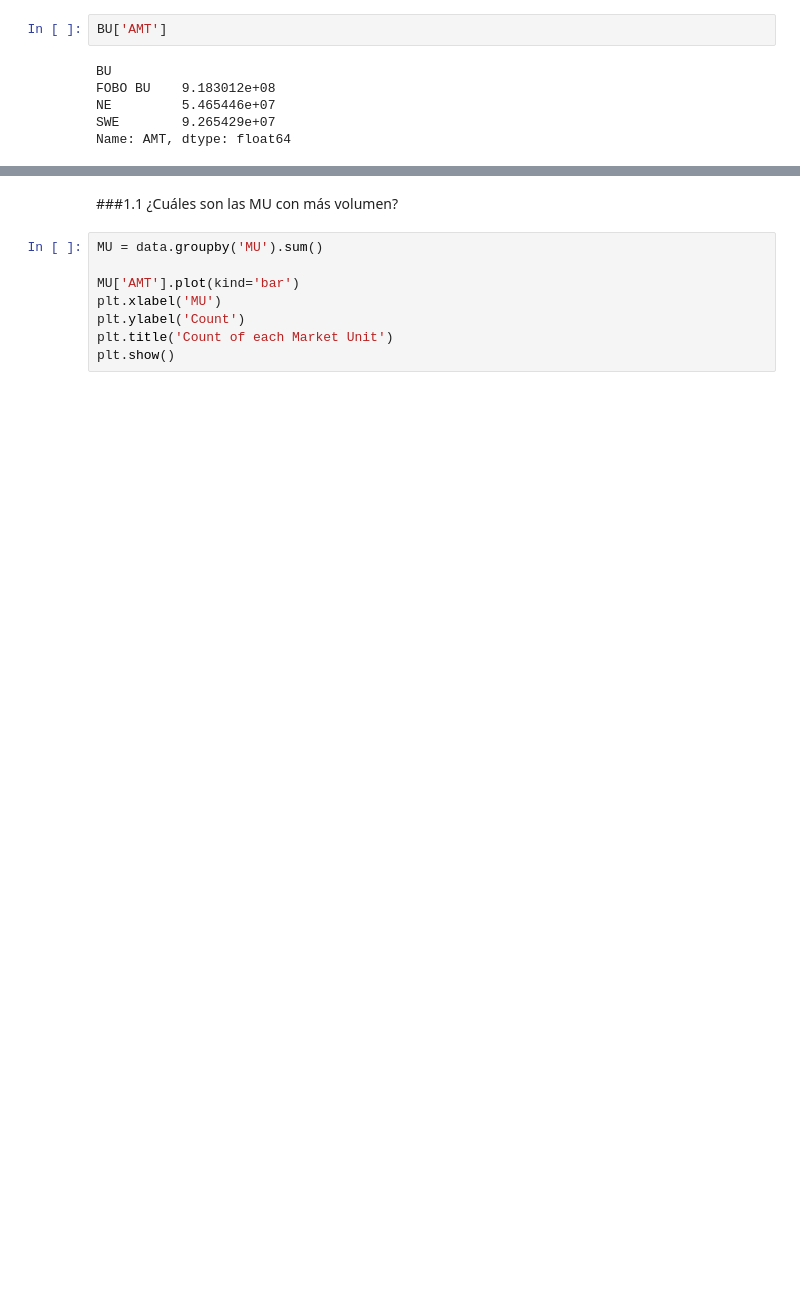
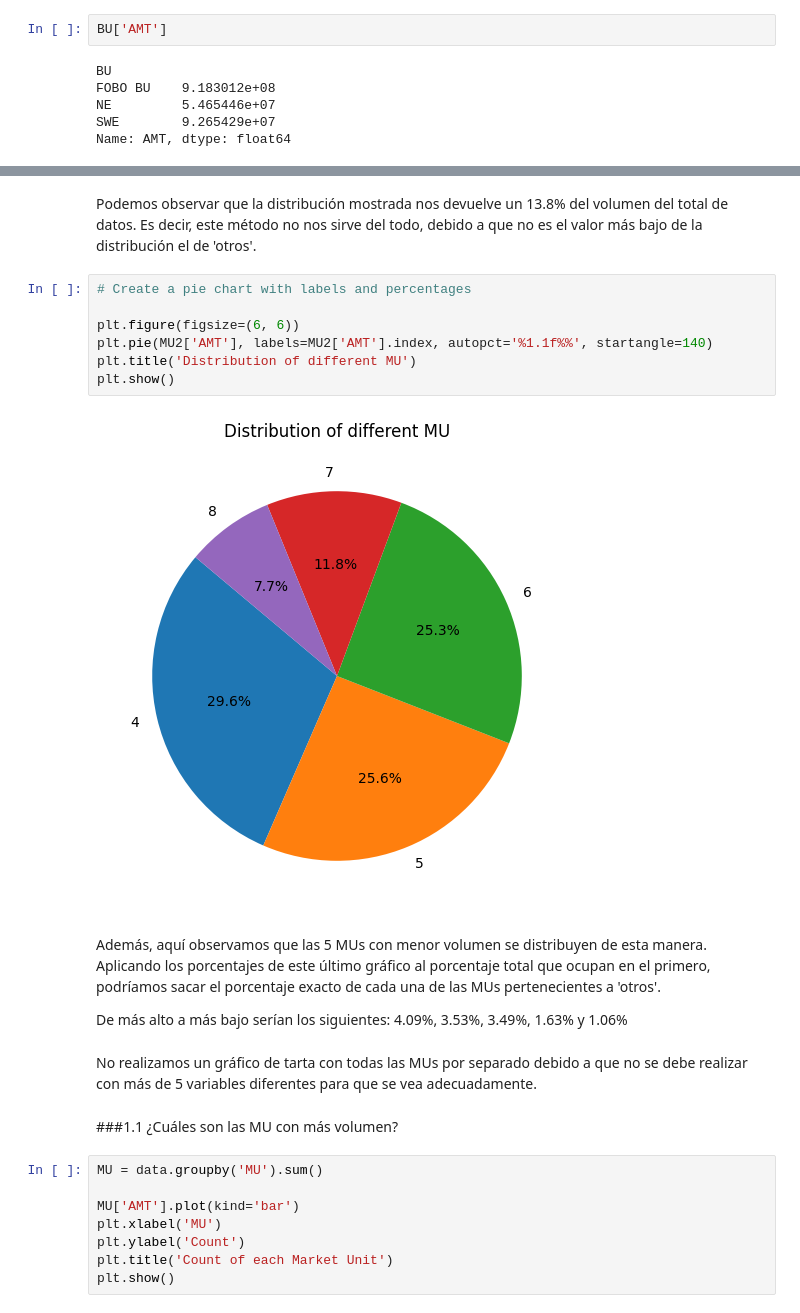
Before and after one commit to Ana-AlonsoCanizares/Visualizacion_datos, a Jupyter notebook: Pr1_VisualizacionDatos_AnaAlonso.ipynb, the cells around one changed output, grey strips where cells are left out. Saved outputs shown, nothing was run; the diff lists cells and outputs as text; blank space fills up the shorter version.

```diff
--- a/Pr1_VisualizacionDatos_AnaAlonso.ipynb
+++ b/Pr1_VisualizacionDatos_AnaAlonso.ipynb
@@ -154,3 +193,20 @@ Name: AMT, dtype: float64
+# %% [markdown]
+Podemos observar que la distribución mostrada nos devuelve un 13.8% del volumen del total de datos. Es decir, este método no nos sirve del todo, debido a que no es el valor más bajo de la distribución el de 'otros'.
+# %%
+# Create a pie chart with labels and percentages
+
+plt.figure(figsize=(6, 6))
+plt.pie(MU2['AMT'], labels=MU2['AMT'].index, autopct='%1.1f%%', startangle=140)
+plt.title('Distribution of different MU')
+plt.show()
+# %% [output]
+[figure, added]
+# %% [markdown]
+Además, aquí observamos que las 5 MUs con menor volumen se distribuyen de esta manera. Aplicando los porcentajes de este último gráfico al porcentaje total que ocupan en el primero, podríamos sacar el porcentaje exacto de cada una de las MUs pertenecientes a 'otros'.
+
+De más alto a más bajo serían los siguientes: 4.09%, 3.53%, 3.49%, 1.63% y 1.06%
+# %% [markdown]
+No realizamos un gráfico de tarta con todas las MUs por separado debido a que no se debe realizar con más de 5 variables diferentes para que se vea adecuadamente.
 # %% [markdown]
 ###1.1 ¿Cuáles son las MU con más volumen?
 # %%
```
Also changed, not shown: parts of 13 cells of this notebook.
